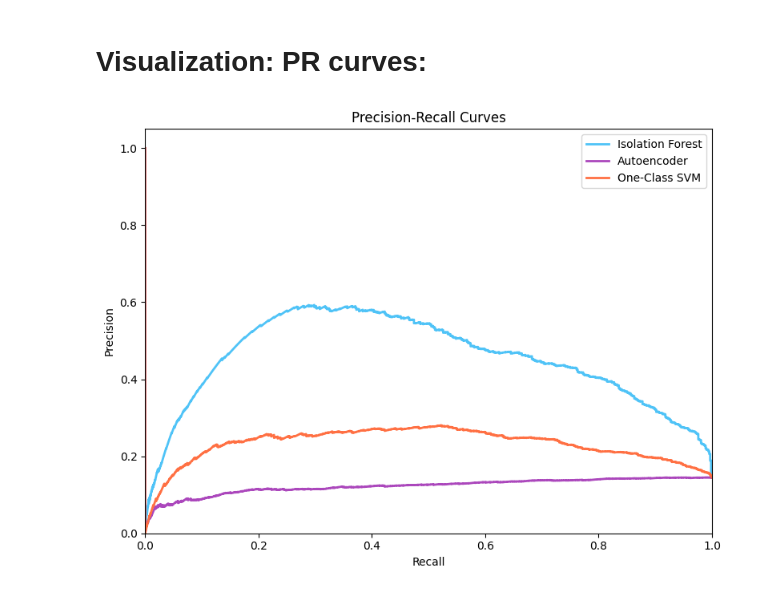
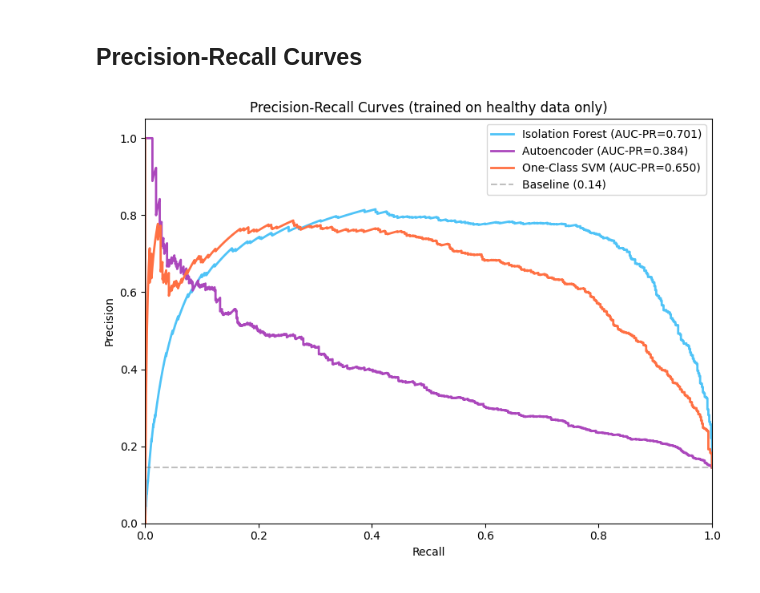
Before and after one commit to Anjanamb/sensor-anomaly-detection, a Jupyter notebook: notebooks/03_model_comparison.ipynb, the cells around one changed output. Drawn from its saved outputs; the diff is of its cells as text; code cells hidden in the pictures.

```diff
--- a/notebooks/03_model_comparison.ipynb
+++ b/notebooks/03_model_comparison.ipynb
@@ -73,8 +109,14 @@ Test:  (4291, 184), anomaly rate: 0.144
 # %%
-iso_forest = IsolationForestDetector(contamination=0.15, n_estimators=200)
-iso_forest.fit(X_train)
+iso_forest = IsolationForestDetector(
+    contamination=0.05,
+    n_estimators=300,
+    random_state=42
+)
+iso_forest.fit(X_train_healthy)
 
-iso_preds = iso_forest.predict(X_test)
 iso_scores = iso_forest.score_samples(X_test)
+iso_threshold = find_optimal_threshold(y_test, iso_scores)
+iso_preds = (iso_scores > iso_threshold).astype(int)
 iso_result = evaluate_model("Isolation Forest", y_test, iso_preds, iso_scores)
+print(f"Optimal threshold: {iso_threshold:.4f}")
 # %% [output]
@@ -109,8 +180,14 @@ INFO:src.evaluation:Autoencoder: P=0.093 R=0.113 F1=0.102 AUC-PR=0.123 AUC-ROC=0
 # %%
-oc_svm = OneClassSVMDetector(nu=0.15)
-oc_svm.fit(X_train)
+oc_svm = OneClassSVMDetector(
+    kernel='rbf',
+    gamma='scale',
+    nu=0.05
+)
+oc_svm.fit(X_train_healthy)
 
-svm_preds = oc_svm.predict(X_test)
 svm_scores = oc_svm.score_samples(X_test)
+svm_threshold = find_optimal_threshold(y_test, svm_scores)
+svm_preds = (svm_scores > svm_threshold).astype(int)
 svm_result = evaluate_model("One-Class SVM", y_test, svm_preds, svm_scores)
+print(f"Optimal threshold: {svm_threshold:.4f}")
 # %% [output]
@@ -131,26 +209,27 @@ Autoencoder                    0.093      0.113      0.102      0.123      0.445
-# %% [markdown]
-# Visualization: PR curves:
+# %% [markdown]
+## Precision-Recall Curves
 # %%
-from sklearn.metrics import precision_recall_curve
-
 fig, ax = plt.subplots(figsize=(8, 6))
 
-for name, scores, color in [
-    ("Isolation Forest", iso_scores, '#4fc3f7'),
-    ("Autoencoder", ae_scores, '#ab47bc'),
-    ("One-Class SVM", svm_scores, '#ff7043')
+for name, scores, auc_pr, color in [
+    ("Isolation Forest", iso_scores, iso_result.auc_pr, '#4fc3f7'),
+    ("Autoencoder", ae_scores, ae_result.auc_pr, '#ab47bc'),
+    ("One-Class SVM", svm_scores, svm_result.auc_pr, '#ff7043')
 ]:
     prec, rec, _ = precision_recall_curve(y_test, scores)
-    ax.plot(rec, prec, label=name, linewidth=2, color=color)
+    ax.plot(rec, prec, label=f'{name} (AUC-PR={auc_pr:.3f})', linewidth=2, color=color)
+
+baseline = y_test.mean()
+ax.axhline(y=baseline, color='gray', linestyle='--', alpha=0.5, label=f'Baseline ({baseline:.2f})')
 
 ax.set_xlabel('Recall')
 ax.set_ylabel('Precision')
-ax.set_title('Precision-Recall Curves')
-ax.legend()
+ax.set_title('Precision-Recall Curves (trained on healthy data only)')
+ax.legend(loc='upper right')
 ax.set_xlim([0, 1])
 ax.set_ylim([0, 1.05])
 plt.tight_layout()
 plt.savefig('../data/model_comparison_pr.png', dpi=150, bbox_inches='tight')
 plt.show()
 # %% [output]
-[figure, old version]
+[figure, new version]
```
Also changed, not shown: parts of 24 cells of this notebook.
